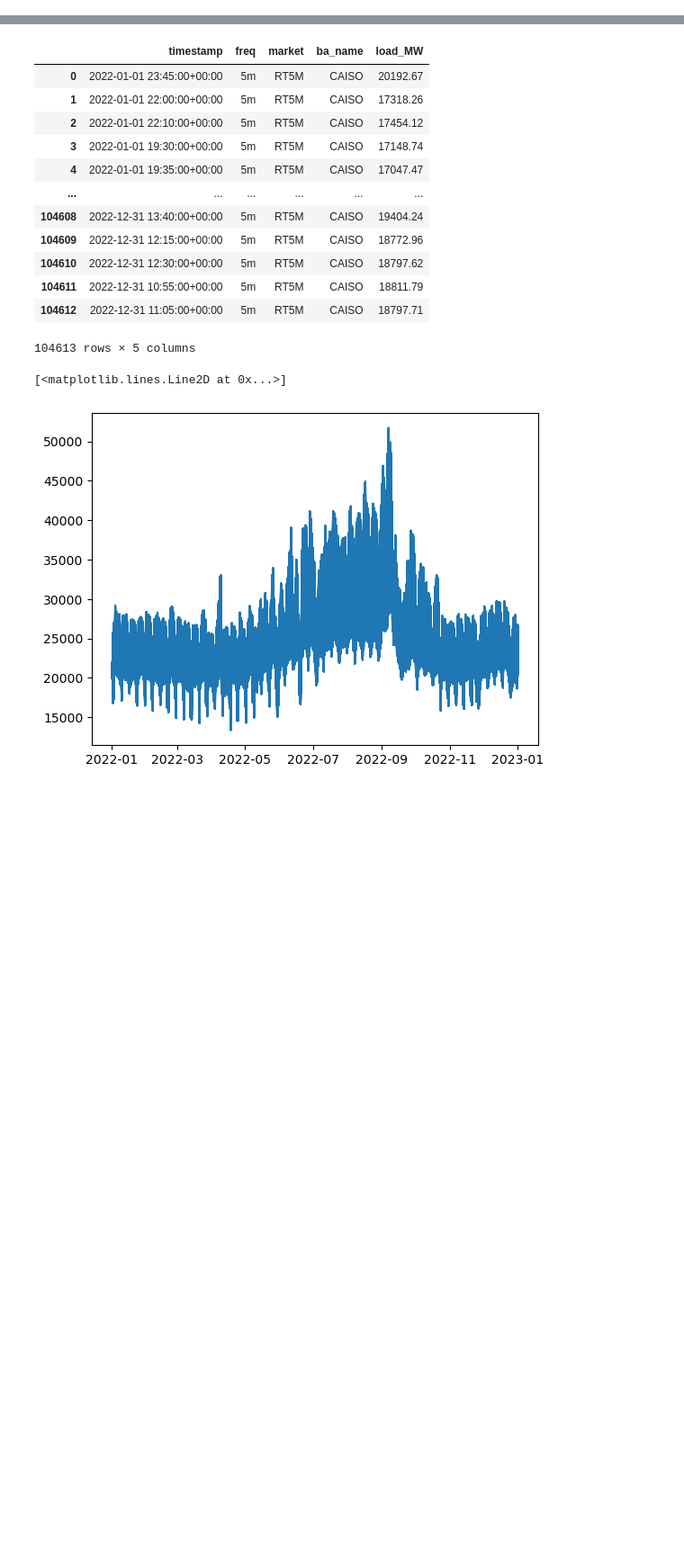
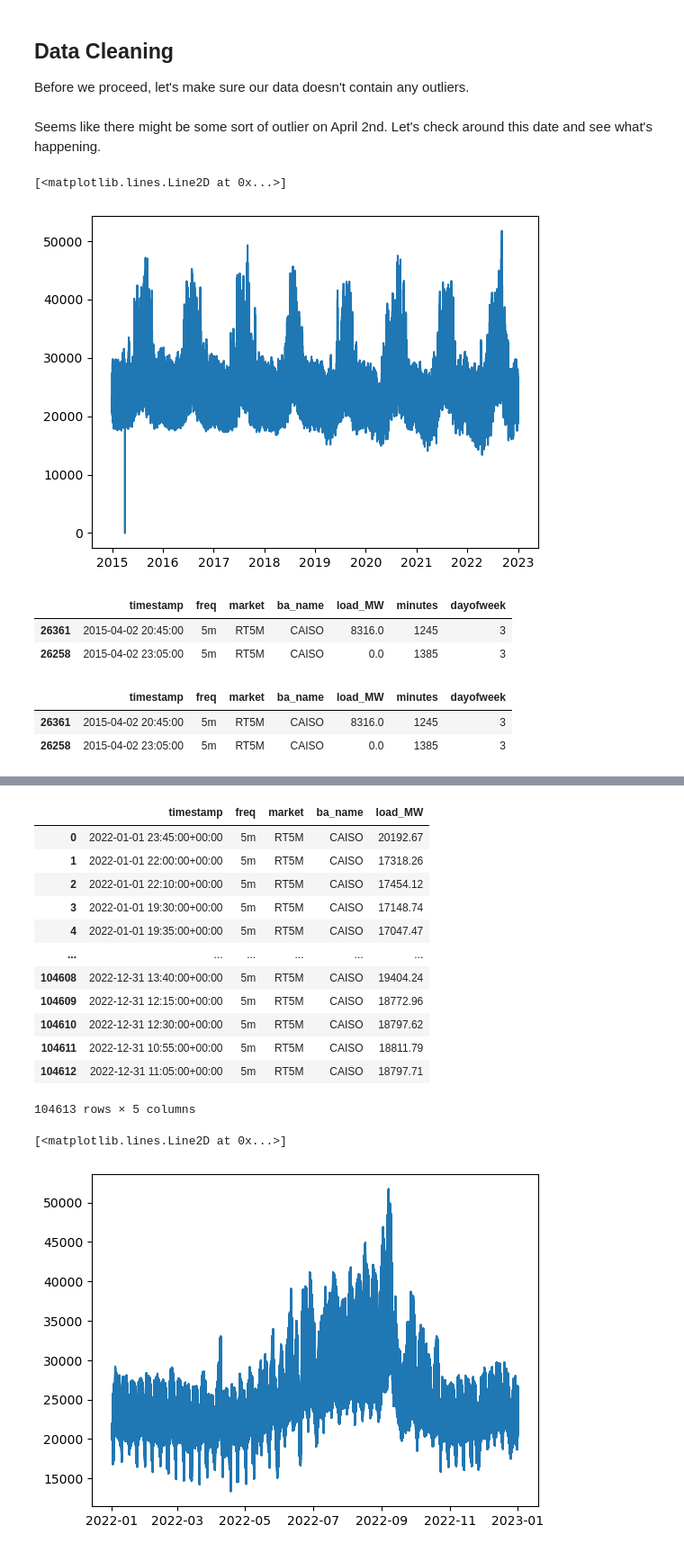
Before and after one commit to abosneaga/renewable_power, a Jupyter notebook: EDA/CAISO_EDA.ipynb, the cells around one changed output, grey strips where cells are left out. Shown at 90% size. Cells and saved outputs as stored; diff of their text form; code cells hidden in the pictures; blank space fills up the shorter version.

```diff
--- a/EDA/CAISO_EDA.ipynb
+++ b/EDA/CAISO_EDA.ipynb
@@ -10,0 +13,7 @@ pd.read_csv()
+# %%
+data = pd.read_csv("../data-files/CAISO_data.csv")
+data = data.drop("Unnamed: 0", axis=1)
+data = data.sort_values('timestamp')
+data['timestamp'] = pd.to_datetime(data['timestamp']).dt.tz_convert('US/Pacific') # Convert times to pacific
+data['timestamp'] = data['timestamp'].dt.tz_localize(None) # Drop timezone info to prevent weird bugs
+data.head()
@@ -10,0 +32,4 @@ pd.read_csv()
+# %%
+data['minutes'] = data['timestamp'].dt.hour * 60 + data['timestamp'].dt.minute
+data['dayofweek'] = data['timestamp'].dt.dayofweek
+data
@@ -10,0 +50,18 @@ pd.read_csv()
+# %% [markdown]
+## Data Cleaning
+
+Before we proceed, let's make sure our data doesn't contain any outliers.
+# %% [markdown]
+Seems like there might be some sort of outlier on April 2nd. Let's check around this date and see what's happening.
+# %%
+plt.plot(data['timestamp'], data['load_MW'])
+# %% [output]
+[<matplotlib.lines.Line2D at 0x...>]
+[figure, added]
+# %%
+df_2015 = data[data['timestamp'].dt.year == 2015]
+df_2015[df_2015['load_MW'] < 10000]
+# %% [output]
+|  | timestamp | freq | market | ba_name | load_MW | minutes | dayofweek |
+| 26361 | 2015-04-02 20:45:00 | 5m | RT5M | CAISO | 8316.0 | 1245 | 3 |
+| 26258 | 2015-04-02 23:05:00 | 5m | RT5M | CAISO | 0.0 | 1385 | 3 |
@@ -10,0 +70,6 @@ pd.read_csv()
+# %%
+df_2015[df_2015['load_MW'] < 10000]
+# %% [output]
+|  | timestamp | freq | market | ba_name | load_MW | minutes | dayofweek |
+| 26361 | 2015-04-02 20:45:00 | 5m | RT5M | CAISO | 8316.0 | 1245 | 3 |
+| 26258 | 2015-04-02 23:05:00 | 5m | RT5M | CAISO | 0.0 | 1385 | 3 |
```
Also changed, not shown: parts of 39 cells of this notebook.
